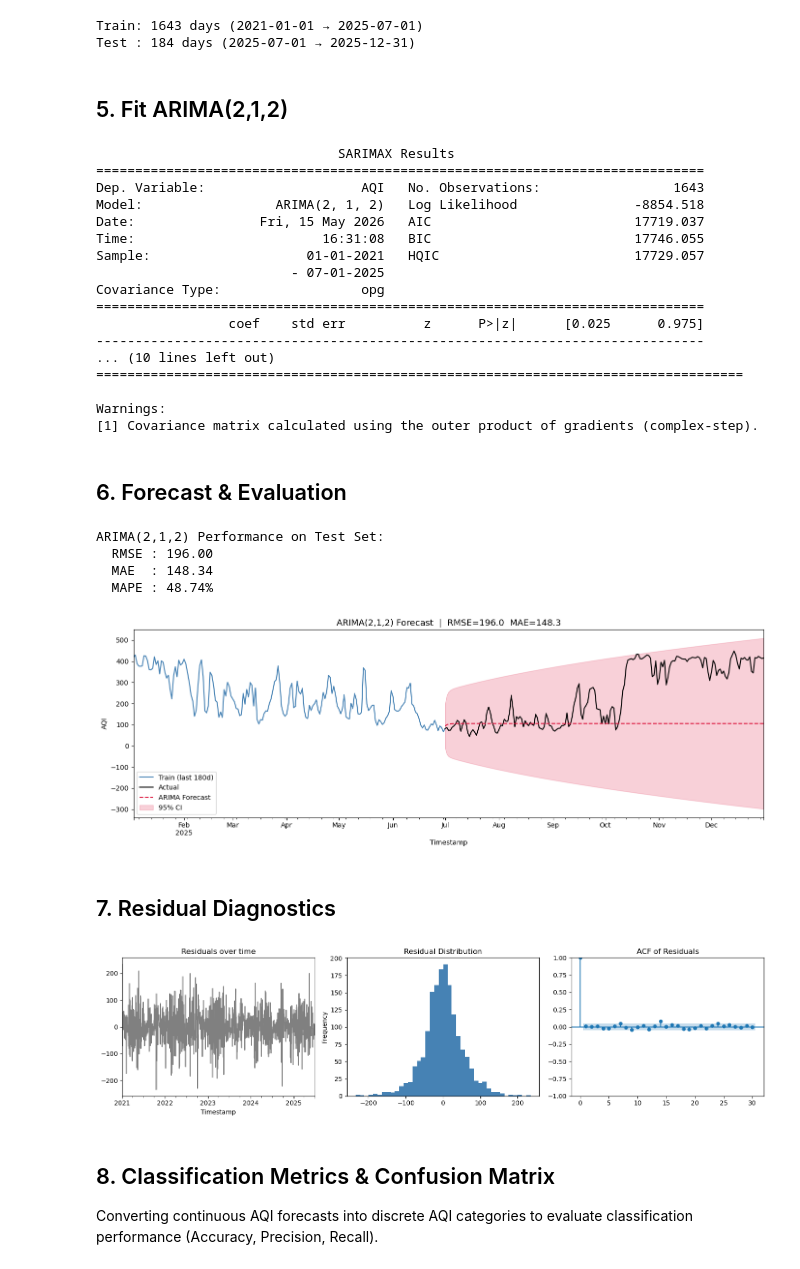
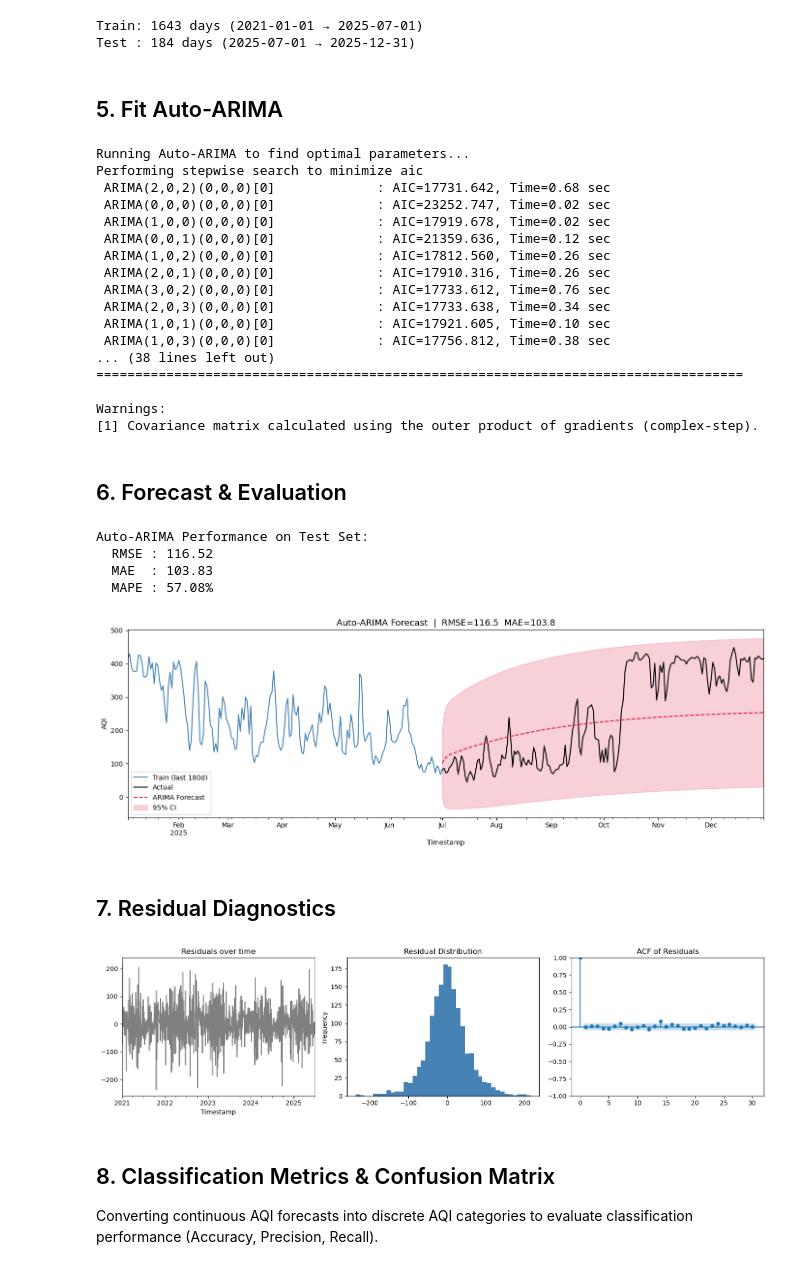
Before and after one commit to ashishota/aqi_project, a Jupyter notebook: ARIMA/01_ARIMA_AQ_AnandVihar.ipynb, the cells around one changed output. Cells and saved outputs as stored; diff of their text form; code cells hidden in the pictures.

```diff
--- a/ARIMA/01_ARIMA_AQ_AnandVihar.ipynb
+++ b/ARIMA/01_ARIMA_AQ_AnandVihar.ipynb
@@ -120,25 +120,30 @@ print(f'Test : {len(test)} days ({test.index[0].date()} → {test.index[-1].date
 Train: 1643 days (2021-01-01 → 2025-07-01)
 Test : 184 days (2025-07-01 → 2025-12-31)
 # %% [markdown]
-## 5. Fit ARIMA(2,1,2)
+## 5. Fit Auto-ARIMA
 # %%
-model = ARIMA(train, order=(2, 1, 2))
+import pmdarima as pm
+print('Running Auto-ARIMA to find optimal parameters...')
+auto_model = pm.auto_arima(train, seasonal=False, stepwise=True, suppress_warnings=True, trace=True)
+print(f'Optimal ARIMA order: {auto_model.order}')
+
+model = ARIMA(train, order=auto_model.order)
 fit   = model.fit()
 print(fit.summary())
 # %% [output]
-                               SARIMAX Results
-==============================================================================
-Dep. Variable:                    AQI   No. Observations:                 1643
-Model:                 ARIMA(2, 1, 2)   Log Likelihood               -8854.518
-Date:                Fri, 15 May 2026   AIC                          17719.037
-Time:                        16:31:08   BIC                          17746.055
-Sample:                    01-01-2021   HQIC                         17729.057
-                         - 07-01-2025
-Covariance Type:                  opg
-==============================================================================
-                 coef    std err          z      P>|z|      [0.025      0.975]
-------------------------------------------------------------------------------
-... (10 lines left out)
+Running Auto-ARIMA to find optimal parameters...
+Performing stepwise search to minimize aic
+ ARIMA(2,0,2)(0,0,0)[0]             : AIC=17731.642, Time=0.68 sec
+ ARIMA(0,0,0)(0,0,0)[0]             : AIC=23252.747, Time=0.02 sec
+ ARIMA(1,0,0)(0,0,0)[0]             : AIC=17919.678, Time=0.02 sec
+ ARIMA(0,0,1)(0,0,0)[0]             : AIC=21359.636, Time=0.12 sec
+ ARIMA(1,0,2)(0,0,0)[0]             : AIC=17812.560, Time=0.26 sec
+ ARIMA(2,0,1)(0,0,0)[0]             : AIC=17910.316, Time=0.26 sec
+ ARIMA(3,0,2)(0,0,0)[0]             : AIC=17733.612, Time=0.76 sec
+ ARIMA(2,0,3)(0,0,0)[0]             : AIC=17733.638, Time=0.34 sec
+ ARIMA(1,0,1)(0,0,0)[0]             : AIC=17921.605, Time=0.10 sec
+ ARIMA(1,0,3)(0,0,0)[0]             : AIC=17756.812, Time=0.38 sec
+... (38 lines left out)
 ===================================================================================
 
 Warnings:
@@ -154,36 +159,36 @@ mae  = mean_absolute_error(test, forecast)
 mask = test.values != 0
 mape = np.mean(np.abs((test.values[mask] - forecast.values[mask]) / test.values[mask])) * 100
 
-print(f'ARIMA(2,1,2) Performance on Test Set:')
+print(f'Auto-ARIMA Performance on Test Set:')
 print(f'  RMSE : {rmse:.2f}')
 print(f'  MAE  : {mae:.2f}')
 print(f'  MAPE : {mape:.2f}%')
 # %% [output]
-ARIMA(2,1,2) Performance on Test Set:
-  RMSE : 196.00
-  MAE  : 148.34
-  MAPE : 48.74%
+Auto-ARIMA Performance on Test Set:
+  RMSE : 116.52
+  MAE  : 103.83
+  MAPE : 57.08%
 # %%
 # Confidence interval forecast
 pred_ci = fit.get_forecast(steps=len(test))
 ci = pred_ci.conf_int()
 ci.index = test.index
 
 fig, ax = plt.subplots(figsize=(14, 5))
 train[-180:].plot(ax=ax, label='Train (last 180d)', color='steelblue')
 test.plot(ax=ax, label='Actual', color='black', linewidth=1.5)
 forecast.plot(ax=ax, label='ARIMA Forecast', color='crimson', linestyle='--')
 ax.fill_between(ci.index, ci.iloc[:, 0], ci.iloc[:, 1], alpha=0.2, color='crimson', label='95% CI')
-ax.set_title(f'ARIMA(2,1,2) Forecast  |  RMSE={rmse:.1f}  MAE={mae:.1f}', fontsize=13)
+ax.set_title(f'Auto-ARIMA Forecast  |  RMSE={rmse:.1f}  MAE={mae:.1f}', fontsize=13)
 ax.set_ylabel('AQI')
 ax.legend()
 plt.tight_layout()
 import os
 os.makedirs('images', exist_ok=True)
 plt.savefig('images/arima_forecast_AnandVihar.png', dpi=150)
 plt.show()
 # %% [output]
-[figure, old version]
+[figure, new version]
 # %% [markdown]
 ## 7. Residual Diagnostics
 # %%
@@ -198,7 +203,7 @@ os.makedirs('images', exist_ok=True)
 plt.savefig('images/arima_residuals_AnandVihar.png', dpi=150)
 plt.show()
 # %% [output]
-[figure, old version]
+[figure, new version]
 # %% [markdown]
 ## 8. Classification Metrics & Confusion Matrix
 Converting continuous AQI forecasts into discrete AQI categories to evaluate classification performance (Accuracy, Precision, Recall).
```
Also changed, not shown: parts of 2 cells of this notebook, 12 other files.
